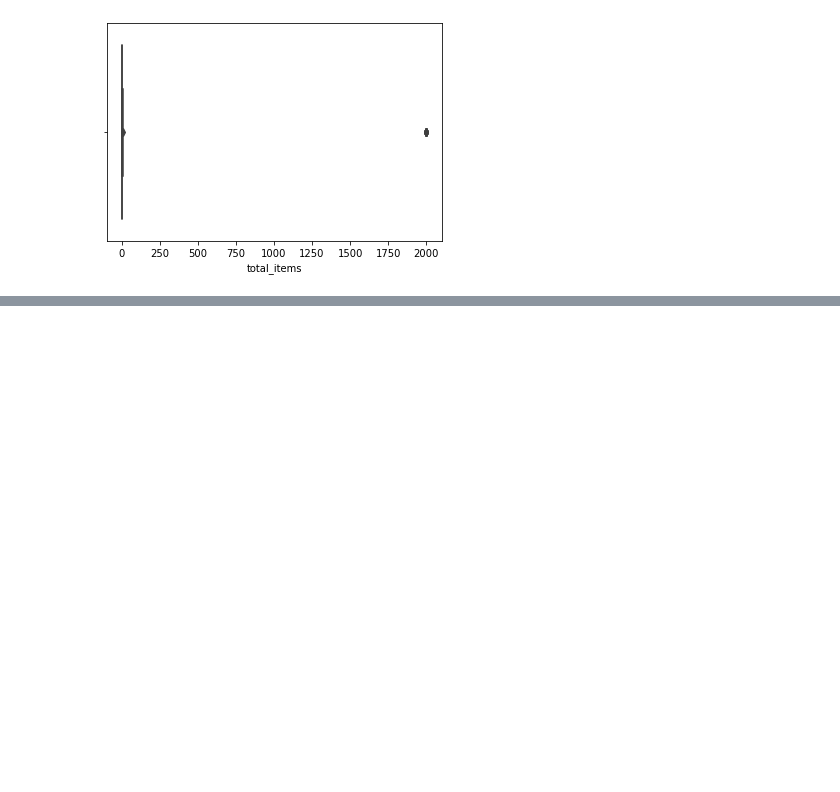
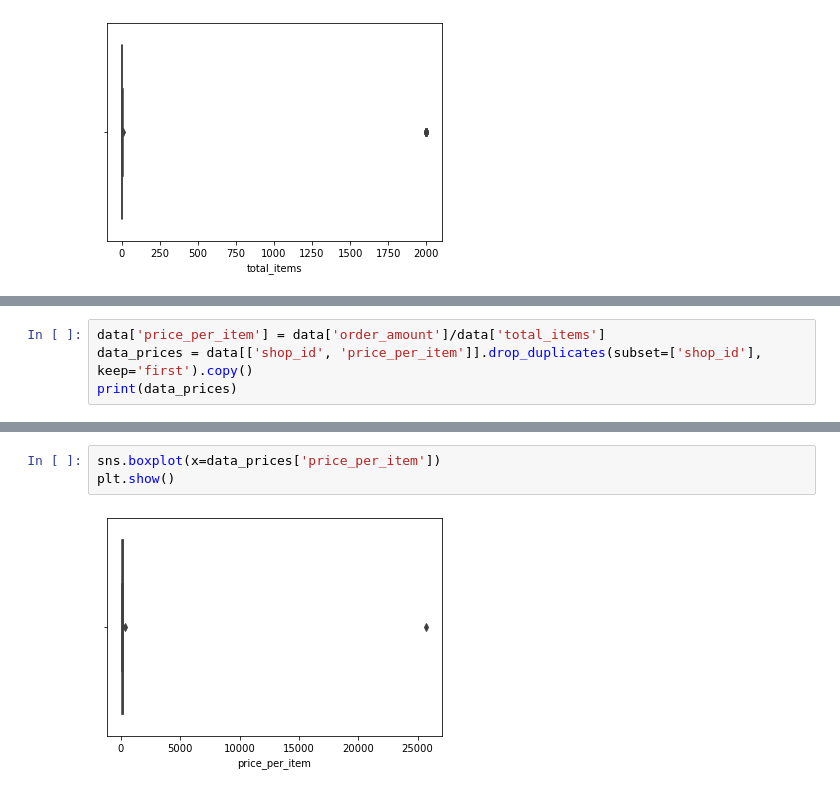
Before and after one commit to perreds/Shopify, a Jupyter notebook: Question_1.ipynb, the cells around one changed output, grey strips where cells are left out. Saved outputs shown, nothing was run; the diff lists cells and outputs as text; blank space fills up the shorter version.

```diff
--- a/Question_1.ipynb
+++ b/Question_1.ipynb
@@ -103,0 +133,4 @@ print("For the cut value: " + str(cut_value) +", the AOV ="+ str(AOV))
+# %%
+data['price_per_item'] = data['order_amount']/data['total_items']
+data_prices = data[['shop_id', 'price_per_item']].drop_duplicates(subset=['shop_id'], keep='first').copy()
+print(data_prices)
@@ -103,0 +164,5 @@ print("For the cut value: " + str(cut_value) +", the AOV ="+ str(AOV))
+# %%
+sns.boxplot(x=data_prices['price_per_item'])
+plt.show()
+# %% [output]
+[figure, added]
```
Also changed, not shown: parts of 31 cells of this notebook.
